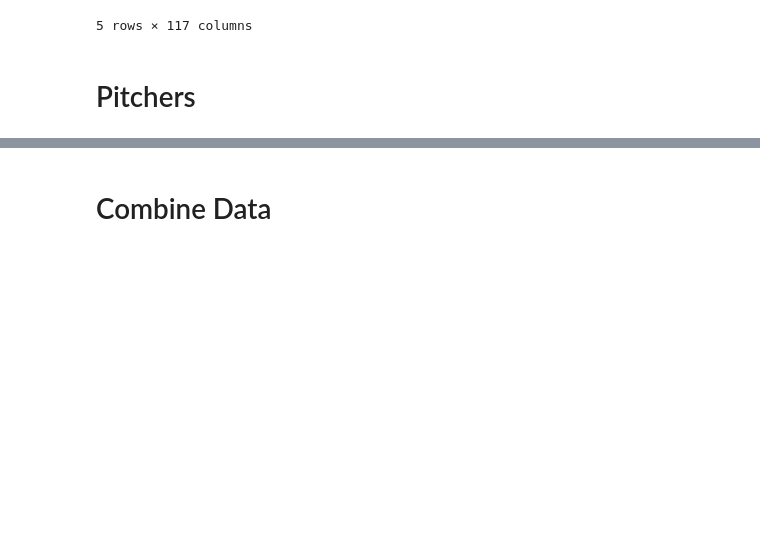
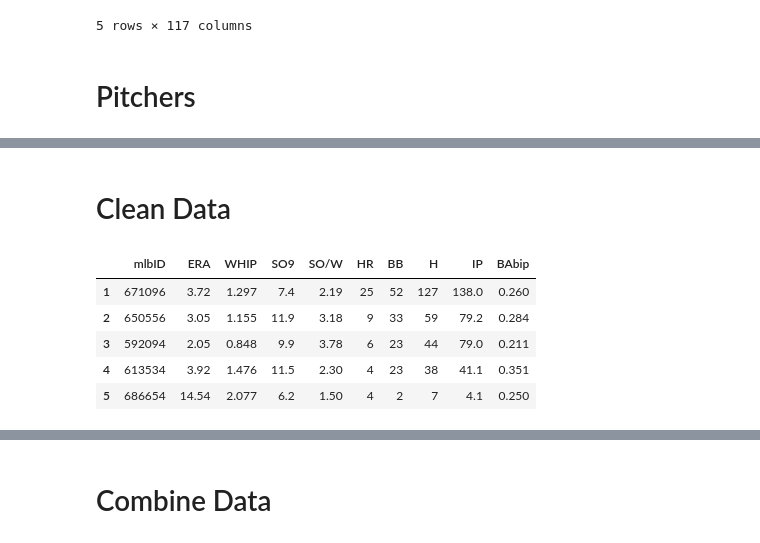
Before and after one commit to JSakuraa/mlb-hit-prediction, a Jupyter notebook: src/DATA_COLLECTION.ipynb, the cells around one changed output, grey strips where cells are left out. Drawn from its saved outputs; the diff is of its cells as text; code cells hidden in the pictures; blank space fills up the shorter version.

```diff
--- a/src/DATA_COLLECTION.ipynb
+++ b/src/DATA_COLLECTION.ipynb
@@ -177,0 +159,13 @@ qualified_pitcher_ids.head()
+# %% [markdown]
+# Clean Data
+# %%
+qualified_pitchers = qualified_pitchers[['mlbID', 'ERA', 'WHIP', 'SO9', 'SO/W', 'HR', 'BB', "H", "IP","BAbip"]]
+qualified_pitchers.to_csv("../data/cleaned_pitcher_data.csv", index=False)
+qualified_pitchers.head()
+# %% [output]
+|  | mlbID | ERA | WHIP | SO9 | SO/W | HR | BB | H | IP | BAbip |
+| 1 | 671096 | 3.72 | 1.297 | 7.4 | 2.19 | 25 | 52 | 127 | 138.0 | 0.260 |
+| 2 | 650556 | 3.05 | 1.155 | 11.9 | 3.18 | 9 | 33 | 59 | 79.2 | 0.284 |
+| 3 | 592094 | 2.05 | 0.848 | 9.9 | 3.78 | 6 | 23 | 44 | 79.0 | 0.211 |
+| 4 | 613534 | 3.92 | 1.476 | 11.5 | 2.30 | 4 | 23 | 38 | 41.1 | 0.351 |
+| 5 | 686654 | 14.54 | 2.077 | 6.2 | 1.50 | 4 | 2 | 7 | 4.1 | 0.250 |
```
Also changed, not shown: parts of 13 cells of this notebook, 8 other files.
